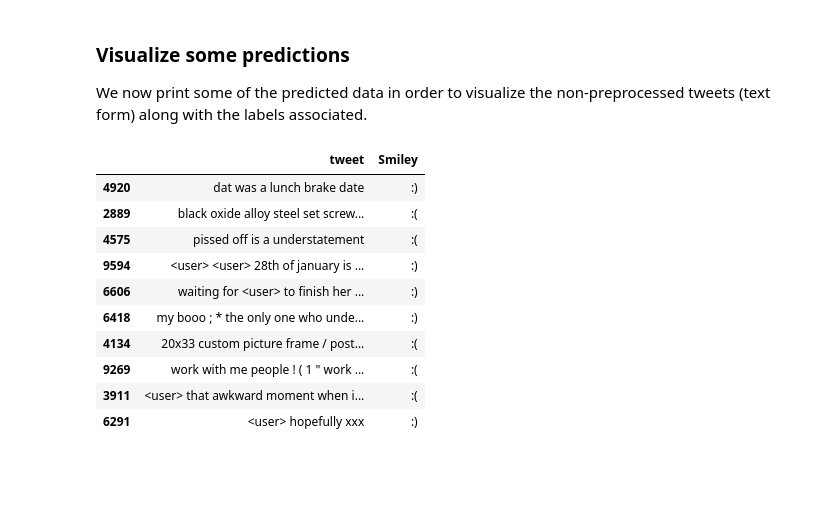
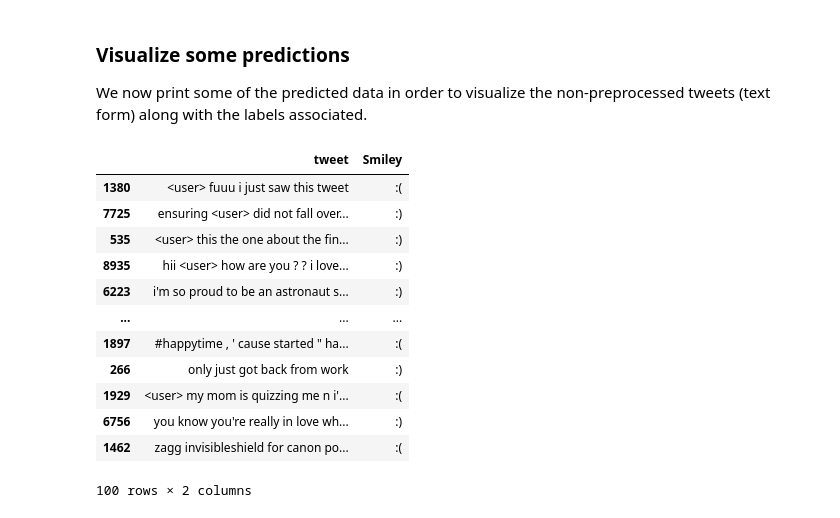
Before and after one commit to mathurin-chritin/ml-project2, a Jupyter notebook: run.ipynb, the cells around one changed output. Saved outputs shown, nothing was run; the diff lists cells and outputs as text; code cells hidden in the pictures; blank space fills up the shorter version.

```diff
--- a/run.ipynb
+++ b/run.ipynb
@@ -83,7 +83,7 @@ class TestTweetDataset(Dataset):
 # %%
 # =============================== CONSTANTS ===============================
 # Main directory path
-PREFIX = "/content/drive/MyDrive/Colab Notebooks/batches/small/"
+PREFIX = "input/cnn/"
 # Number of blocs of data
 N_BLOCS = 15
 # Number of features, equivalent to the embedding size
@@ -502,28 +520,30 @@ We now print some of the predicted data in order to visualize the non-preprocess
 # %%
 TRUE_TWEETS = "twitter-datasets/test_data.txt"
 
 testing_tweets = []
 testing_tweets_ids = []
 with open(TRUE_TWEETS, "r") as f:
     for line in f:
         parsed_line = line.rstrip().split(',')
         tweet = ','.join(parsed_line[1:]).split()
         testing_tweets.append(' '.join(tweet))
         testing_tweets_ids.append(int(parsed_line[0]))
 
 df["tweet"] = testing_tweets
 df["Smiley"] = df["Prediction"].map({-1: ":(", 1: ":)"})
 pd.set_option('display.max_colwidth', None)
-df[["tweet", "Smiley"]].sample(10)
+df[["tweet", "Smiley"]].sample(100)
 # %% [output]
 |  | tweet | Smiley |
-| 4920 | dat was a lunch brake date | :) |
-| 2889 | black oxide alloy steel set screw... | :( |
-| 4575 | pissed off is a understatement | :( |
-| 9594 | <user> <user> 28th of january is ... | :) |
-| 6606 | waiting for <user> to finish her ... | :) |
-| 6418 | my booo ; * the only one who unde... | :) |
-| 4134 | 20x33 custom picture frame / post... | :( |
-| 9269 | work with me people ! ( 1 " work ... | :( |
-| 3911 | <user> that awkward moment when i... | :( |
-| 6291 | <user> hopefully xxx | :) |
+| 1380 | <user> fuuu i just saw this tweet | :( |
+| 7725 | ensuring <user> did not fall over... | :) |
+| 535 | <user> this the one about the fin... | :) |
+| 8935 | hii <user> how are you ? ? i love... | :) |
+| 6223 | i'm so proud to be an astronaut s... | :) |
+| ... | ... | ... |
+| 1897 | #happytime , ' cause started " ha... | :( |
+| 266 | only just got back from work | :) |
+| 1929 | <user> my mom is quizzing me n i'... | :( |
+| 6756 | you know you're really in love wh... | :) |
+| 1462 | zagg invisibleshield for canon po... | :( |
+100 rows × 2 columns
```
Also changed, not shown: parts of 5 cells of this notebook, 1 other file.
